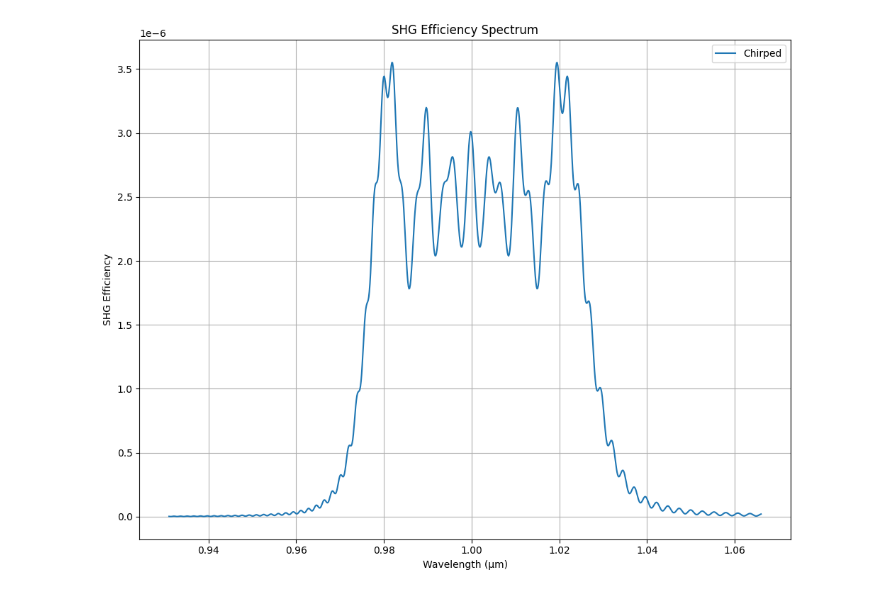
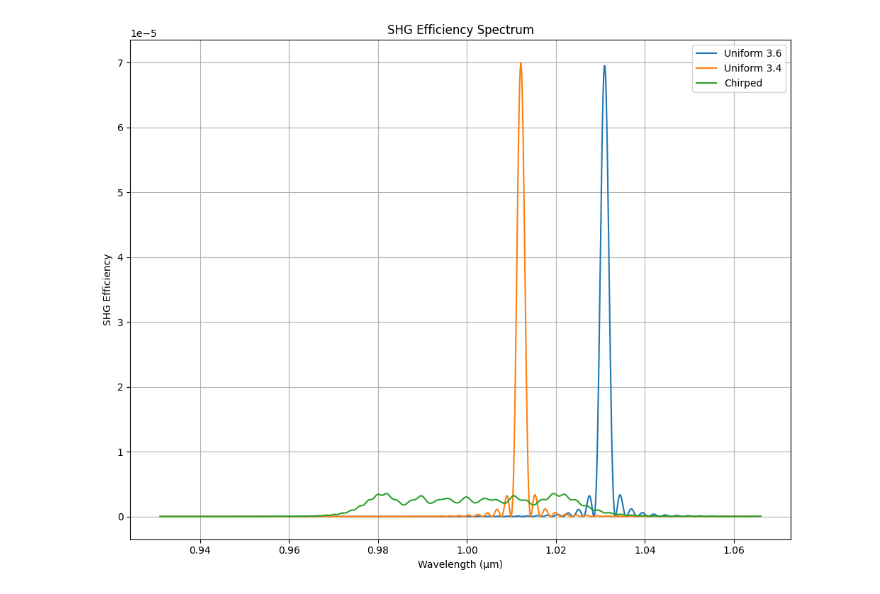
Before and after one commit to Xo1otl/mictlan, a Jupyter notebook: research/syuron/examples/shg2.ipynb, the cells around one changed output. Saved outputs shown, nothing was run; the diff lists cells and outputs as text; code cells hidden in the pictures.

```diff
--- a/research/syuron/examples/shg2.ipynb
+++ b/research/syuron/examples/shg2.ipynb
@@ -16,36 +16,34 @@ def create_widths(L, Lambda0, chirp=0.0):
 
 # 均一なドメイン幅
 domain_widths = create_widths(2000, 7.2, 0.0001)
 pp1 = [3.6] * round(sum(domain_widths)/3.6)
 pp2 = [3.4] * round(sum(domain_widths)/3.4)
 
 
 wavelength_range = jnp.linspace(0.931, 1.066, 1000).tolist()
 
 params = shg2.SpectrumParams(
     domain_widths_dim=[pp1, pp2, domain_widths],
     kappa_magnitude_dim=[1.31E-5],
     T_dim=[70],
     wavelength_dim=wavelength_range,
     fund_power_dim=[1],
     sh_power_dim=[0]
 )
 
 eff_tensor = shg2.analyzeSpectrum(params)
 
 plt.figure(figsize=(10, 8))
 labels = ["Uniform 3.6", "Uniform 3.4", "Chirped"]
-# for i, label in enumerate(labels):
-#     eff_line = eff_tensor[i, 0, 0, :, 0, 0]
-#     plt.plot(wavelengths, eff_line, label=label)
-eff_line = eff_tensor[2, 0, 0, :, 0, 0]
-plt.plot(wavelength_range, eff_line, label="Chirped")
+for i, label in enumerate(labels):
+    eff_line = eff_tensor[i, 0, 0, :, 0, 0]
+    plt.plot(wavelength_range, eff_line, label=label)
 plt.xlabel("Wavelength (μm)")
 plt.ylabel("SHG Efficiency")
 plt.title("SHG Efficiency Spectrum")
 plt.legend()
 plt.grid(True)
 plt.tight_layout()
 plt.show()
 # %% [output]
-[figure, old version]
+[figure, new version]
```
Also changed, not shown: 3 other files.
